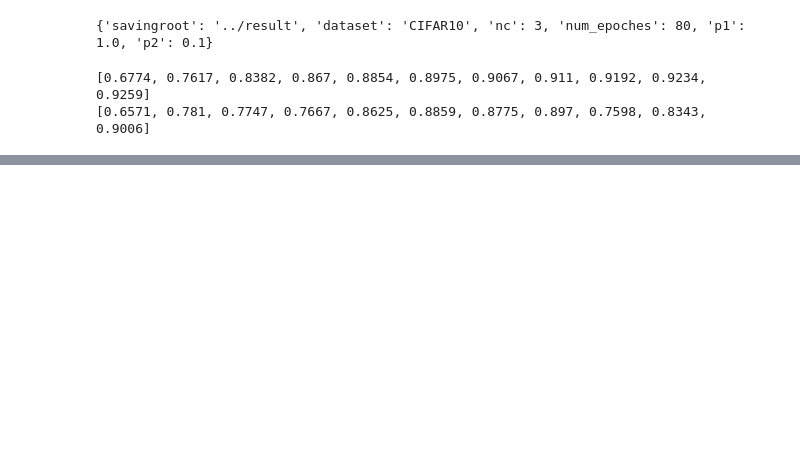
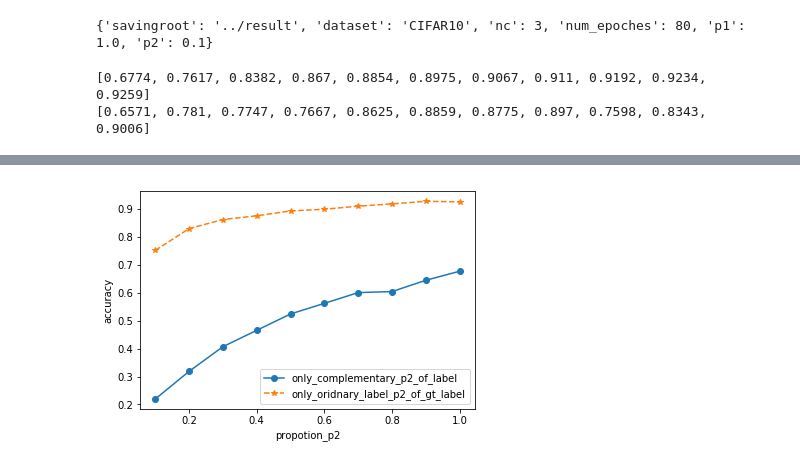
Before and after one commit to xuyanwu/Complementary-GAN, a Jupyter notebook: CIFAR10.ipynb, the cells around one changed output, grey strips where cells are left out. Drawn from its saved outputs; the diff is of its cells as text; code cells hidden in the pictures; blank space fills up the shorter version.

```diff
--- a/CIFAR10.ipynb
+++ b/CIFAR10.ipynb
@@ -76,12 +76,16 @@ p1 =0.0
 acc_c = []
 acc_c_f = []
 for p2 in p2_all:
-    if p2==0:
-        acc_c.append(0.1)
-        acc_c_f.append(0.1)
-    else:
-        acc_c.append(load_result(p1,p2)[0][-1])
-        acc_c_f.append(load_result(p1,p2)[1][-1])
+    try:
+        if p2==0:
+            acc_c.append(None)
+            acc_c_f.append(None)
+        else:
+            acc_c.append(load_result(p1,p2)[0][-1])
+            acc_c_f.append(load_result(p1,p2)[1][-1])
+    except:
+        acc_c.append(None)
+        acc_c_f.append(None)
 print(acc_c)
 print(acc_c_f)
 acc2=acc_c
@@ -103,0 +110,14 @@ plt.show()
+# %%
+import matplotlib.pyplot as plt
+beingsaved = plt.figure()
+# plt.plot(p2_all,acc_f1,'xb-',label='semi_complementary_p_of_gt_label')
+plt.plot(p2_all,acc1,'o-',label='only_complementary_p2_of_label')
+# plt.plot(p2_all,acc0,'*-',label='mix_complementary_p_of_oridnary_label')
+plt.plot(p2_all,acc2,'*--',label='only_oridnary_label_p2_of_gt_label')
+plt.ylabel('accuracy')
+plt.xlabel('propotion_p2')
+plt.legend()
+# plt.show()
+beingsaved.savefig(opt.dataset+'p2.eps', format='eps', dpi=1000)
+# %% [output]
+[figure, added]
```
Also changed, not shown: parts of 3 cells of this notebook, 2 other files.
